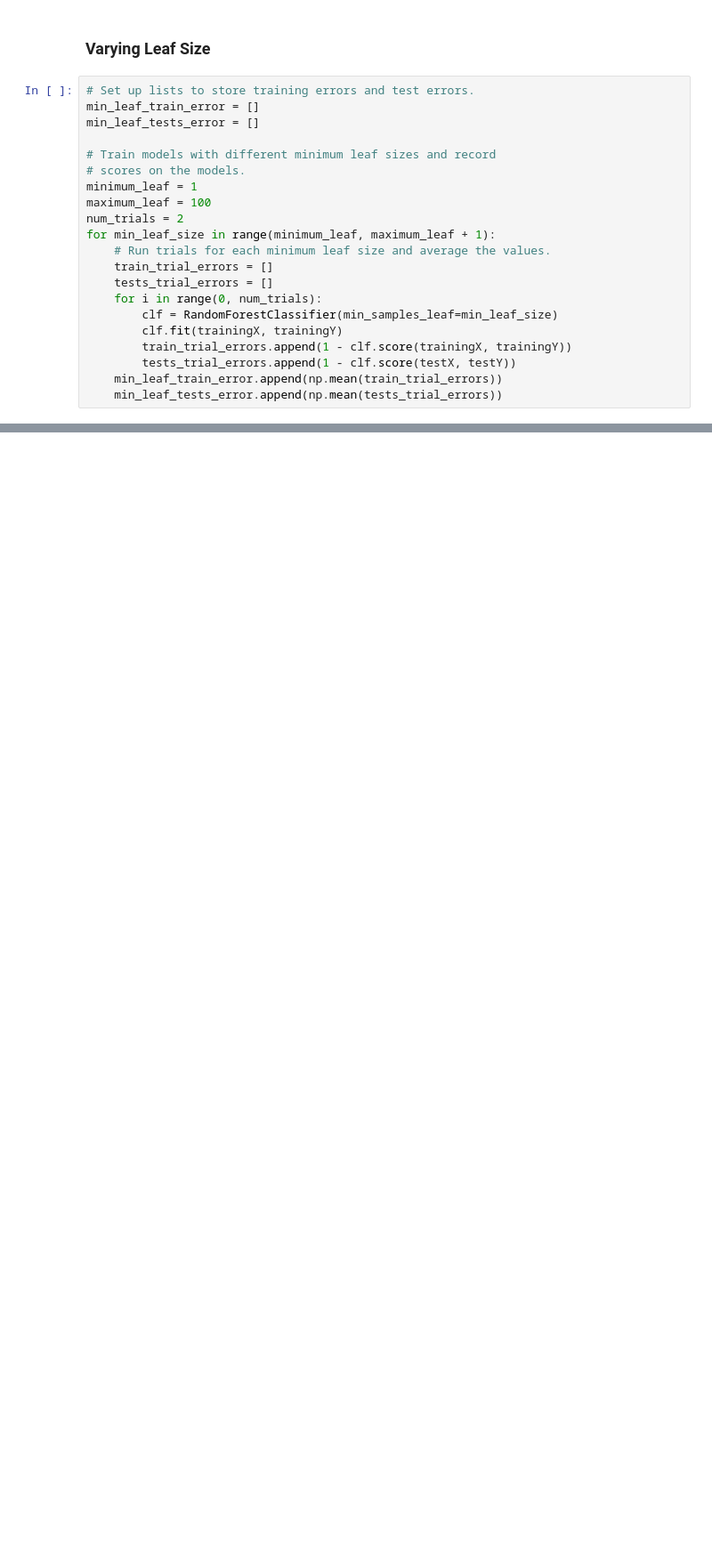
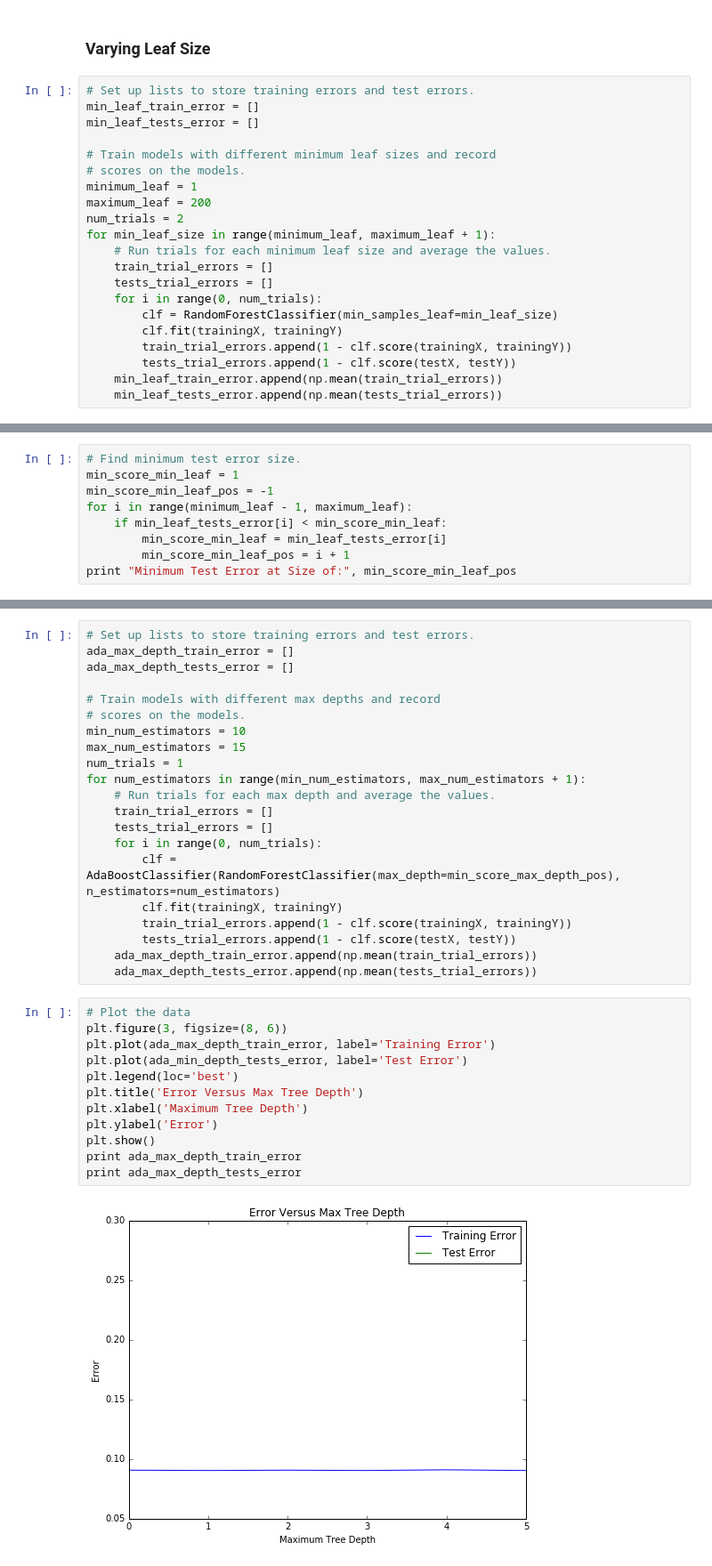
Before and after one commit to hatooku/Kaggle, a Jupyter notebook: Lokos_Models.ipynb, the cells around one changed output, grey strips where cells are left out. Shown: that part at 89% size. Saved outputs shown, nothing was run; the diff lists cells and outputs as text; blank space fills up the shorter version.

```diff
--- a/Lokos_Models.ipynb
+++ b/Lokos_Models.ipynb
@@ -66,7 +78,7 @@ min_leaf_tests_error = []
 # Train models with different minimum leaf sizes and record
 # scores on the models.
 minimum_leaf = 1
-maximum_leaf = 100
+maximum_leaf = 200
 num_trials = 2
 for min_leaf_size in range(minimum_leaf, maximum_leaf + 1):
     # Run trials for each minimum leaf size and average the values.
@@ -93,0 +106,9 @@ plt.show()
+# %%
+# Find minimum test error size.
+min_score_min_leaf = 1
+min_score_min_leaf_pos = -1
+for i in range(minimum_leaf - 1, maximum_leaf):
+    if min_leaf_tests_error[i] < min_score_min_leaf:
+        min_score_min_leaf = min_leaf_tests_error[i]
+        min_score_min_leaf_pos = i + 1
+print "Minimum Test Error at Size of:", min_score_min_leaf_pos
@@ -93,0 +121,35 @@ plt.show()
+# %%
+# Set up lists to store training errors and test errors.
+ada_max_depth_train_error = []
+ada_max_depth_tests_error = []
+
+# Train models with different max depths and record
+# scores on the models.
+min_num_estimators = 10
+max_num_estimators = 15
+num_trials = 1
+for num_estimators in range(min_num_estimators, max_num_estimators + 1):
+    # Run trials for each max depth and average the values.
+    train_trial_errors = []
+    tests_trial_errors = []
+    for i in range(0, num_trials):
+        clf = AdaBoostClassifier(RandomForestClassifier(max_depth=min_score_max_depth_pos), n_estimators=num_estimators)
+        clf.fit(trainingX, trainingY)
+        train_trial_errors.append(1 - clf.score(trainingX, trainingY))
+        tests_trial_errors.append(1 - clf.score(testX, testY))
+    ada_max_depth_train_error.append(np.mean(train_trial_errors))
+    ada_max_depth_tests_error.append(np.mean(tests_trial_errors))
+# %%
+# Plot the data
+plt.figure(3, figsize=(8, 6))
+plt.plot(ada_max_depth_train_error, label='Training Error')
+plt.plot(ada_min_depth_tests_error, label='Test Error')
+plt.legend(loc='best')
+plt.title('Error Versus Max Tree Depth')
+plt.xlabel('Maximum Tree Depth')
+plt.ylabel('Error')
+plt.show()
+print ada_max_depth_train_error
+print ada_max_depth_tests_error
+# %% [output]
+[figure, added]
```
Also changed, not shown: parts of 11 cells of this notebook.
